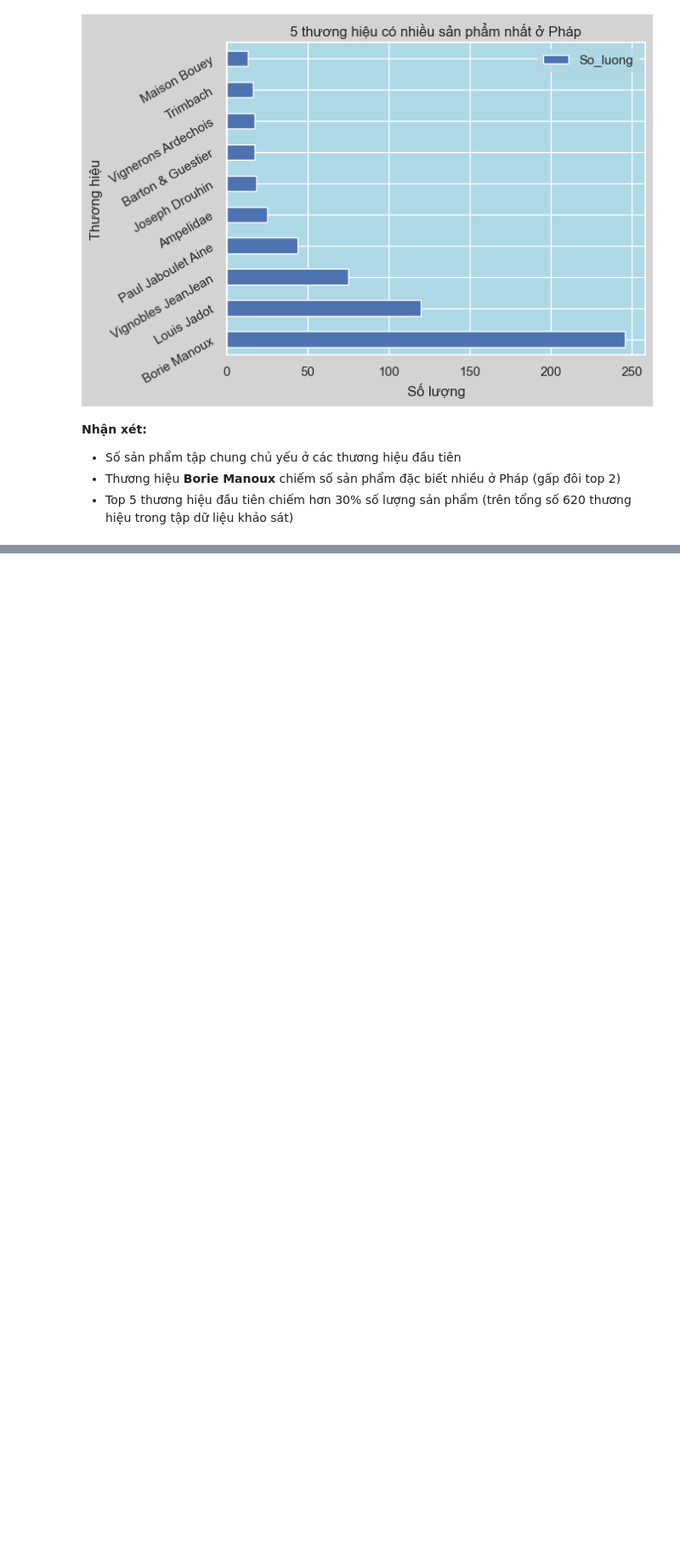
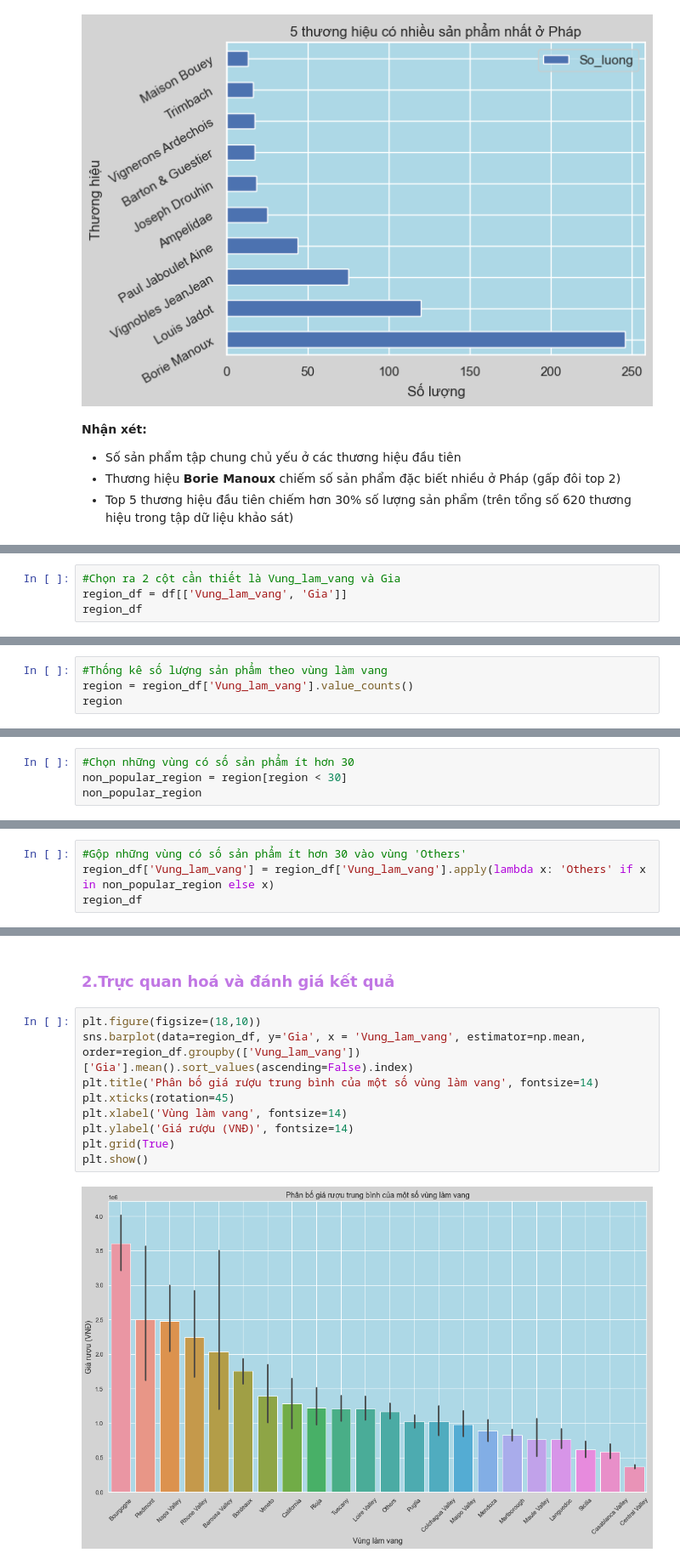
Before and after one commit to nmnghia0506/-NMKHDL_20_21, a Jupyter notebook: DatCauHoi.ipynb, the cells around one changed output, grey strips where cells are left out. Shown at 85% size. Saved outputs shown, nothing was run; the diff lists cells and outputs as text; blank space fills up the shorter version.

```diff
--- a/DatCauHoi.ipynb
+++ b/DatCauHoi.ipynb
@@ -530,0 +538,4 @@ top_10.plot(kind = 'barh', rot = 30, title = "5 thương hiệu có nhiều sả
+# %%
+#Chọn ra 2 cột cần thiết là Vung_lam_vang và Gia
+region_df = df[['Vung_lam_vang', 'Gia']]
+region_df
@@ -530,0 +556,4 @@ top_10.plot(kind = 'barh', rot = 30, title = "5 thương hiệu có nhiều sả
+# %%
+#Thống kê số lượng sản phẩm theo vùng làm vang
+region = region_df['Vung_lam_vang'].value_counts()
+region
@@ -530,0 +575,4 @@ top_10.plot(kind = 'barh', rot = 30, title = "5 thương hiệu có nhiều sả
+# %%
+#Chọn những vùng có số sản phẩm ít hơn 30
+non_popular_region = region[region < 30]
+non_popular_region
@@ -530,0 +592,4 @@ top_10.plot(kind = 'barh', rot = 30, title = "5 thương hiệu có nhiều sả
+# %%
+#Gộp những vùng có số sản phẩm ít hơn 30 vào vùng 'Others'
+region_df['Vung_lam_vang'] = region_df['Vung_lam_vang'].apply(lambda x: 'Others' if x in non_popular_region else x)
+region_df
@@ -530,0 +610,13 @@ top_10.plot(kind = 'barh', rot = 30, title = "5 thương hiệu có nhiều sả
+# %% [markdown]
+<h3 style='color:#c177e4'>2.Trực quan hoá và đánh giá kết quả</h3>
+# %%
+plt.figure(figsize=(18,10))
+sns.barplot(data=region_df, y='Gia', x = 'Vung_lam_vang', estimator=np.mean, order=region_df.groupby(['Vung_lam_vang'])['Gia'].mean().sort_values(ascending=False).index)
+plt.title('Phân bố giá rượu trung bình của một số vùng làm vang', fontsize=14)
+plt.xticks(rotation=45)
+plt.xlabel('Vùng làm vang', fontsize=14)
+plt.ylabel('Giá rượu (VNĐ)', fontsize=14)
+plt.grid(True)
+plt.show()
+# %% [output]
+[figure, added]
```
Also changed, not shown: parts of 14 cells of this notebook.
